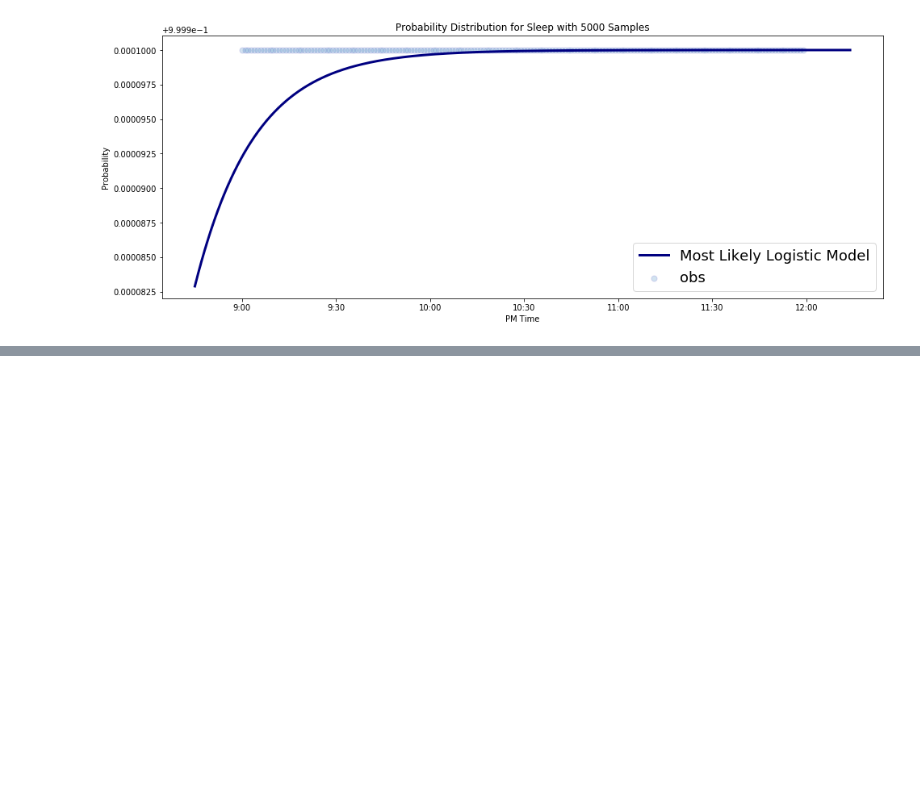
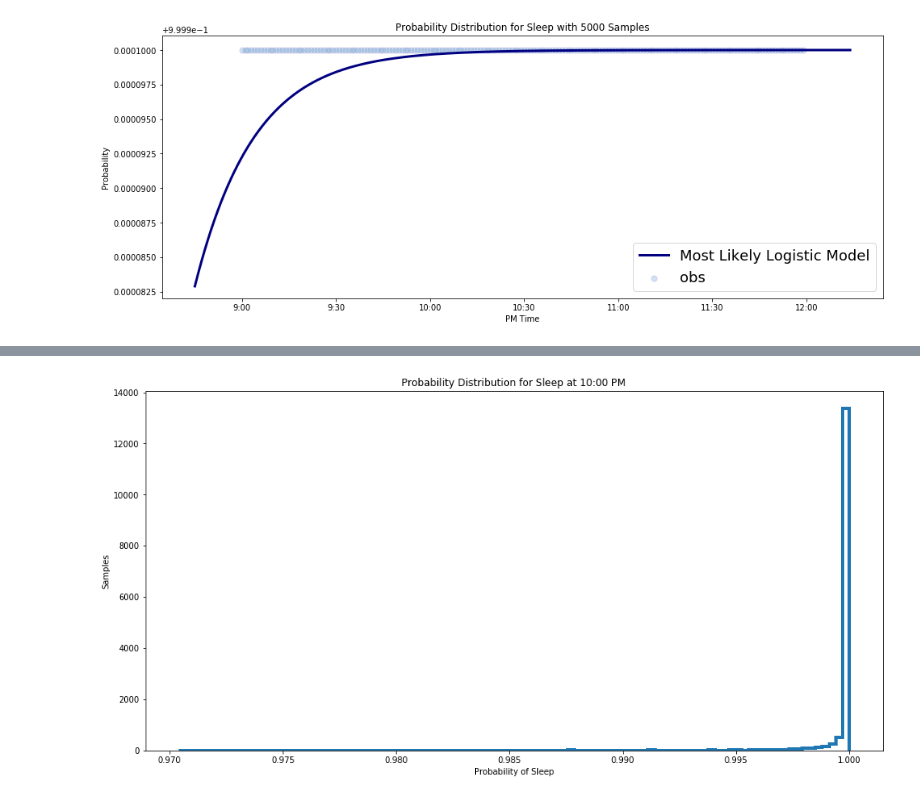
Before and after one commit to mohitroy2502/Bayseian-Wake-Sleep-Data-Exp, a Jupyter notebook: Wake and Sleep Data Exploration.ipynb, the cells around one changed output, grey strips where cells are left out. Saved outputs shown, nothing was run; the diff lists cells and outputs as text; code cells hidden in the pictures; blank space fills up the shorter version.

```diff
--- a/Wake and Sleep Data Exploration.ipynb
+++ b/Wake and Sleep Data Exploration.ipynb
@@ -386,0 +446,12 @@ plt.xticks([-60, -30, 0, 30, 60, 90, 120], sleep_labels);
+# %%
+def sleep_posterior(time_offset, time):
+    figsize(16, 8)
+    prob = logistic(time_offset, beta_samples, alpha_samples)
+    plt.hist(prob, bins=100, histtype='step', lw=4)
+    plt.title('Probability Distribution for Sleep at %s PM' % time)
+    plt.xlabel('Probability of Sleep'); plt.ylabel('Samples')
+    plt.show();
+# %%
+sleep_posterior(0, '10:00')
+# %% [output]
+[figure, added]
```
Also changed, not shown: parts of 40 cells of this notebook.
